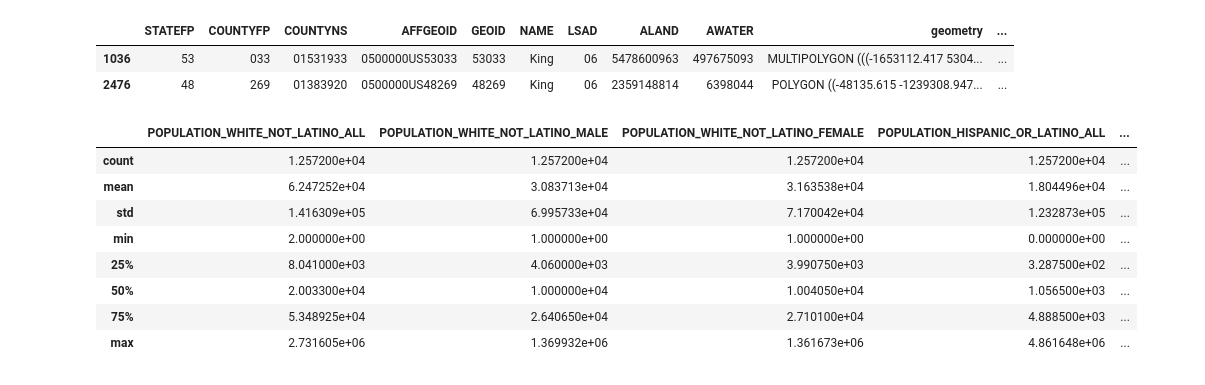
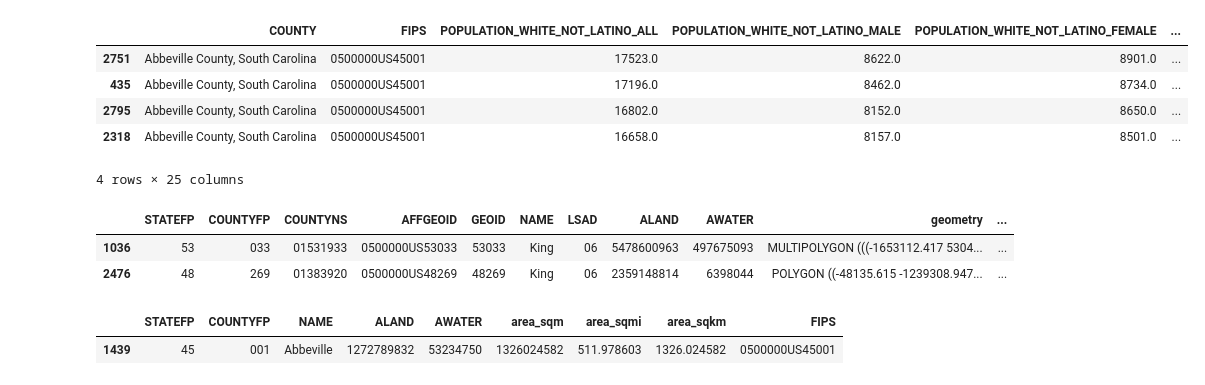
Before and after one commit to theanalyticsman/election_2024, a Jupyter notebook: Data Collection/census/census.ipynb, the cells around one changed output. Drawn from its saved outputs; the diff is of its cells as text; code cells hidden in the pictures.

```diff
--- a/Data Collection/census/census.ipynb
+++ b/Data Collection/census/census.ipynb
@@ -91,3 +180,12 @@ census_county.head()
+# %%
+census_county.loc[census_county.FIPS == '0500000US45001']
+# %% [output]
+|  | COUNTY | FIPS | POPULATION_WHITE_NOT_LATINO_ALL | POPULATION_WHITE_NOT_LATINO_MALE | POPULATION_WHITE_NOT_LATINO_FEMALE | ... |
+| 2751 | Abbeville County, South Carolina | 0500000US45001 | 17523.0 | 8622.0 | 8901.0 | ... |
+| 435 | Abbeville County, South Carolina | 0500000US45001 | 17196.0 | 8462.0 | 8734.0 | ... |
+| 2795 | Abbeville County, South Carolina | 0500000US45001 | 16802.0 | 8152.0 | 8650.0 | ... |
+| 2318 | Abbeville County, South Carolina | 0500000US45001 | 16658.0 | 8157.0 | 8501.0 | ... |
+4 rows × 25 columns
 # %%
 # Load the shapefile
 counties_raw = gpd.read_file("C:/Users/appar/OneDrive/jup_nb/cb_2018_us_county_500k/cb_2018_us_county_500k.shp",)
@@ -111,17 +209,10 @@ county_size = county_size.loc[:,['STATEFP', 'COUNTYFP', 'AFFGEOID', 'NAME','ALAN
 county_size['FIPS'] = county_size['AFFGEOID']
 # %%
 county_size.drop('AFFGEOID', inplace=True, axis=1)
-# %%
-census_county.describe()
-# %% [output]
-|  | POPULATION_WHITE_NOT_LATINO_ALL | POPULATION_WHITE_NOT_LATINO_MALE | POPULATION_WHITE_NOT_LATINO_FEMALE | POPULATION_HISPANIC_OR_LATINO_ALL | ... |
-| count | 1.257200e+04 | 1.257200e+04 | 1.257200e+04 | 1.257200e+04 | ... |
-| mean | 6.247252e+04 | 3.083713e+04 | 3.163538e+04 | 1.804496e+04 | ... |
-| std | 1.416309e+05 | 6.995733e+04 | 7.170042e+04 | 1.232873e+05 | ... |
-| min | 2.000000e+00 | 1.000000e+00 | 1.000000e+00 | 0.000000e+00 | ... |
-| 25% | 8.041000e+03 | 4.060000e+03 | 3.990750e+03 | 3.287500e+02 | ... |
-| 50% | 2.003300e+04 | 1.000000e+04 | 1.004050e+04 | 1.056500e+03 | ... |
-| 75% | 5.348925e+04 | 2.640650e+04 | 2.710100e+04 | 4.888500e+03 | ... |
-| max | 2.731605e+06 | 1.369932e+06 | 1.361673e+06 | 4.861648e+06 | ... |
+# %%
+county_size.loc[county_size.FIPS == '0500000US45001']
+# %% [output]
+|  | STATEFP | COUNTYFP | NAME | ALAND | AWATER | area_sqm | area_sqmi | area_sqkm | FIPS |
+| 1439 | 45 | 001 | Abbeville | 1272789832 | 53234750 | 1326024582 | 511.978603 | 1326.024582 | 0500000US45001 |
 # %%
 census_data_size = pd.merge(census_county, county_size.loc[:,['FIPS','ALAND','AWATER','area_sqm','area_sqmi','area_sqkm']], how='left')
```
Also changed, not shown: parts of 24 cells of this notebook, 1 other file.
